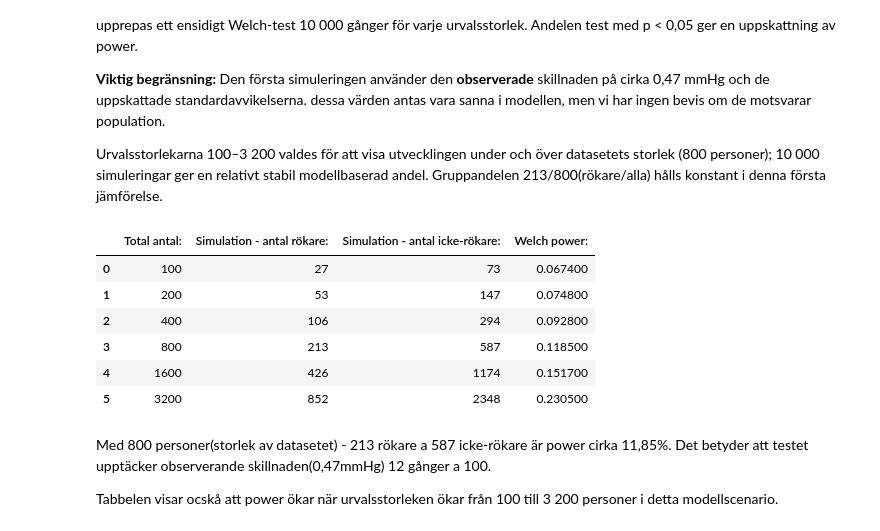
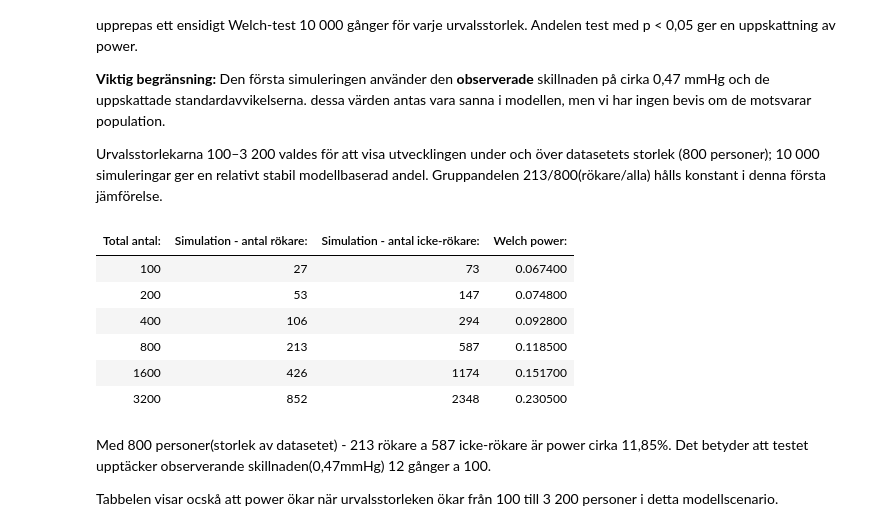
Before and after one commit to Yttak82/health_analysis, a Jupyter notebook: notebooks/analysis.ipynb, the cells around one changed output. Cells and saved outputs as stored; diff of their text form; code cells hidden in the pictures.

Commit message:
table formatting

```diff
--- a/notebooks/analysis.ipynb
+++ b/notebooks/analysis.ipynb
@@ -705,42 +696,42 @@ rng_power = np.random.default_rng(RANDOM_SEED)
 power_rows = []
 power_batch_size = 250
 
 for total_n in POWER_SAMPLE_SIZE:
     simulated_smoker_n = round(total_n * smoker_fraction)
     simulated_non_smoker_n = total_n - simulated_smoker_n
     welch_significant = 0
 
     for batch_start in range(0, N_POWER_SIM, power_batch_size):
         batch_n = min(power_batch_size, N_POWER_SIM - batch_start)
         sim_smoker_power =rng_power.normal(
             smoker_mean, smoker_std, size=(batch_n, simulated_smoker_n)
         )
         sim_no_smoker_power =rng_power.normal(
             non_smoker_mean, non_smoker_std, size=(batch_n, simulated_non_smoker_n)
         )
         wech_p = stats.ttest_ind(
             sim_smoker_power, sim_no_smoker_power, axis=1, equal_var=False, alternative="greater"
         ).pvalue
         welch_significant += np.count_nonzero(wech_p < ALPHA)
 
     power_rows.append({
         "Total antal:": total_n,
         "Simulation - antal rökare:": simulated_smoker_n,
         "Simulation - antal icke-rökare:": simulated_non_smoker_n,
         "Welch power:": welch_significant / N_POWER_SIM,
     })
 
 power_results = pd.DataFrame(power_rows)
-display(power_results.round(4).style.apply(
-    lambda row: ["background-color: lightblue; color: black"] * len(row) if row.name == 3 else[""] * len(row), axis=1))
+display(power_results.round(4).style.hide(axis="index").apply(
+    lambda row: ["background-color: lightblue" if row["Total antal:"] == 800 else"" for _ in row], axis=1))
 # %% [output]
-|  | Total antal: | Simulation - antal rökare: | Simulation - antal icke-rökare: | Welch power: |
-| 0 | 100 | 27 | 73 | 0.067400 |
-| 1 | 200 | 53 | 147 | 0.074800 |
-| 2 | 400 | 106 | 294 | 0.092800 |
-| 3 | 800 | 213 | 587 | 0.118500 |
-| 4 | 1600 | 426 | 1174 | 0.151700 |
-| 5 | 3200 | 852 | 2348 | 0.230500 |
+| Total antal: | Simulation - antal rökare: | Simulation - antal icke-rökare: | Welch power: |
+| 100 | 27 | 73 | 0.067400 |
+| 200 | 53 | 147 | 0.074800 |
+| 400 | 106 | 294 | 0.092800 |
+| 800 | 213 | 587 | 0.118500 |
+| 1600 | 426 | 1174 | 0.151700 |
+| 3200 | 852 | 2348 | 0.230500 |
 # %% [markdown]
 Med 800 personer(storlek av datasetet) - 213 rökare a 587 icke-rökare är power cirka 11,85%. Det betyder att testet upptäcker observerande skillnaden(0,47mmHg) 12 gånger a 100.
 
```
Also changed, not shown: parts of 1 cell of this notebook.
